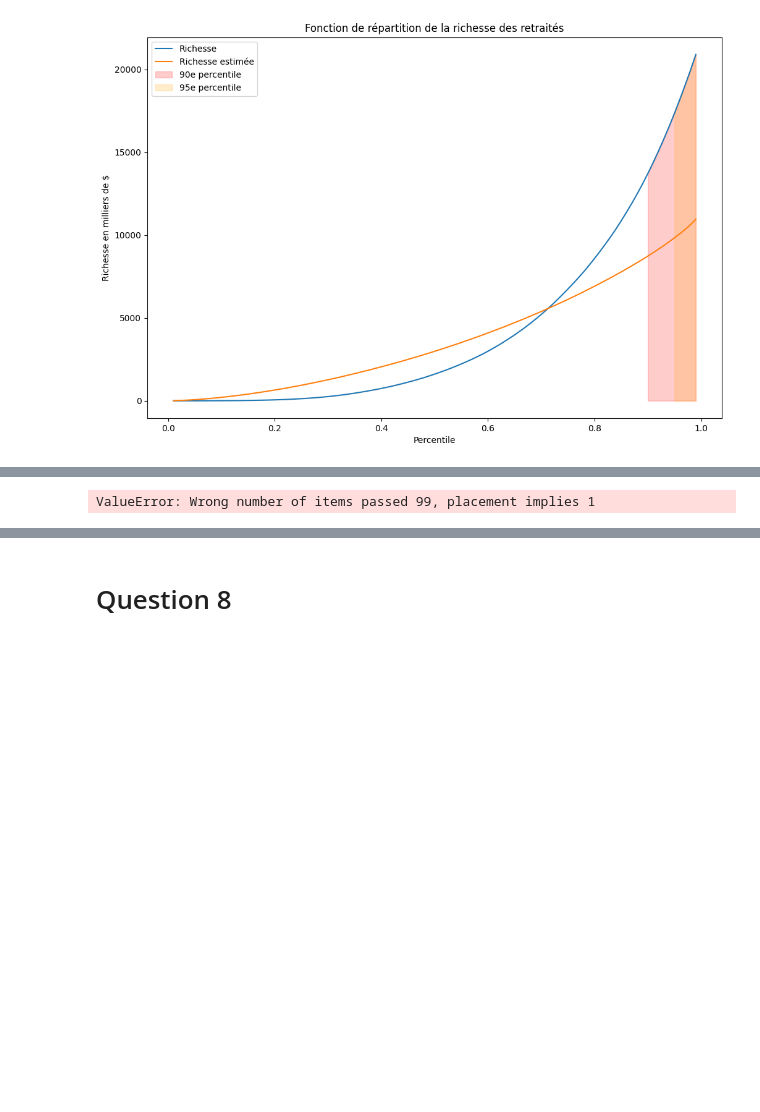
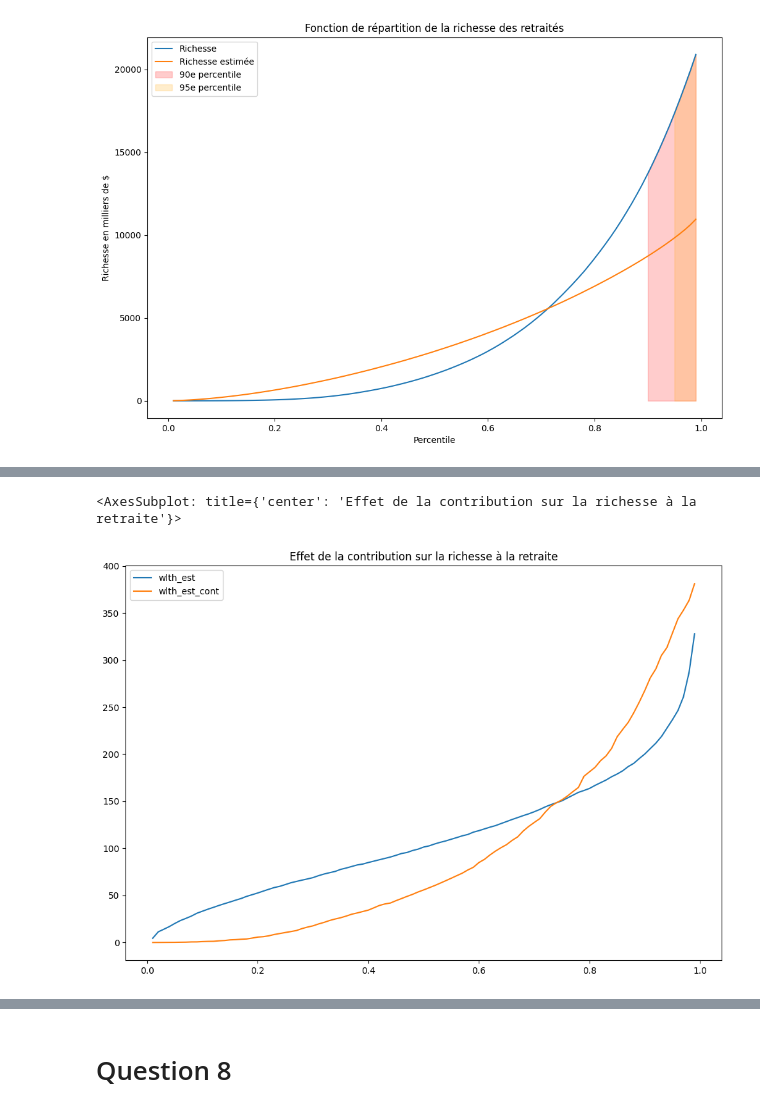
Before and after one commit to felixpoirier1/Devoir2, a Jupyter notebook: devoir.ipynb, the cells around one changed output, grey strips where cells are left out. Drawn from its saved outputs; the diff is of its cells as text; code cells hidden in the pictures; blank space fills up the shorter version.

```diff
--- a/devoir.ipynb
+++ b/devoir.ipynb
@@ -148,11 +162,17 @@ df
 # %%
 def w_contrib(y, discount, periods, ear, remp, contrib):
     per_rate = (1+ear)**(periods) - 1
     discount = discount ** periods
     num = -contrib*discount*y - discount*y - contrib*discount*ear*y + remp*y
     den = 1 + discount + ear + discount*ear
     return -num/den
 
-df['wlth_est_cont'] = df['wlth'].apply(w_contrib, args=(0.99, 35, 0.03, df['remp'], df['contrib']))
+wlth = np.array(df['wlth'])
+remp = np.array(df["remp"])
+contrib = np.array(df["contrib"])
+
+df['wlth_est_cont'] = w_contrib(wlth, 0.99, 35, 0.03, remp, contrib)
+df[['wlth_est', 'wlth_est_cont']].plot(title="Effet de la contribution sur la richesse à la retraite", figsize=(12,8))
 # %% [output]
-ValueError: Wrong number of items passed 99, placement implies 1
+<AxesSubplot: title={'center': 'Effet de la contribution sur la richesse à la retraite'}>
+[figure, added]
```
Also changed, not shown: parts of 11 cells of this notebook, 1 other file.
